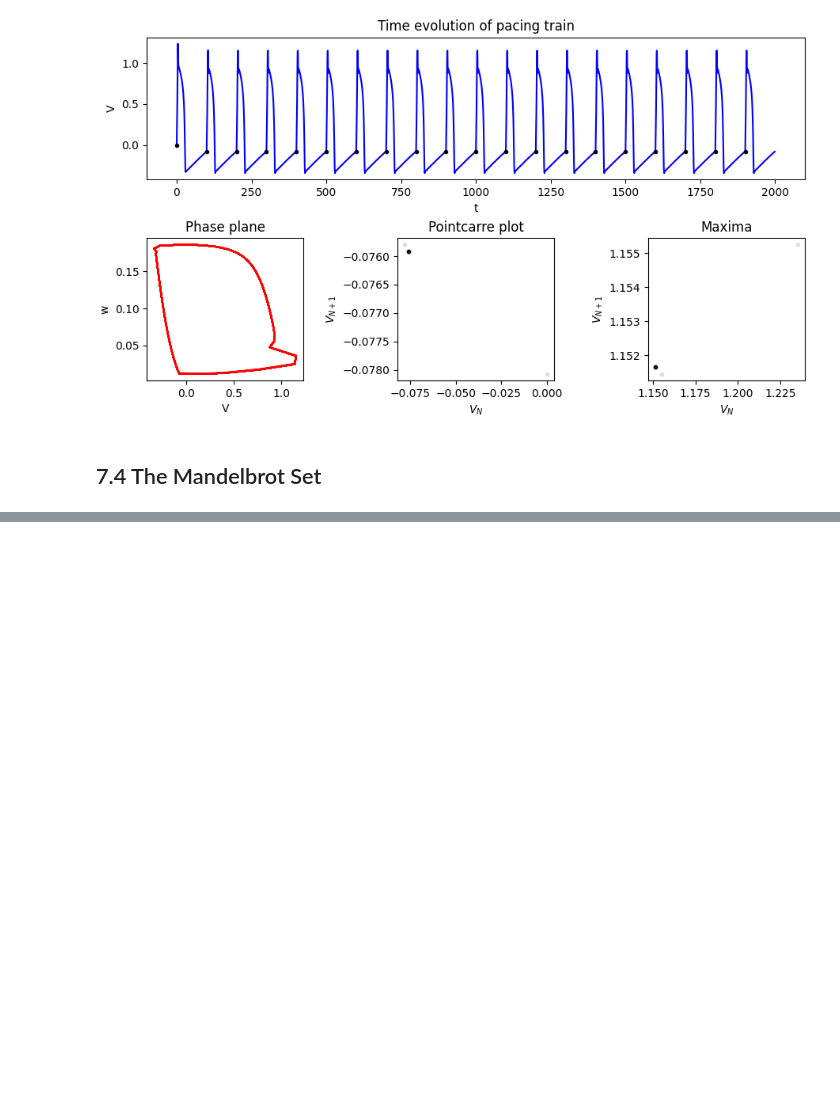
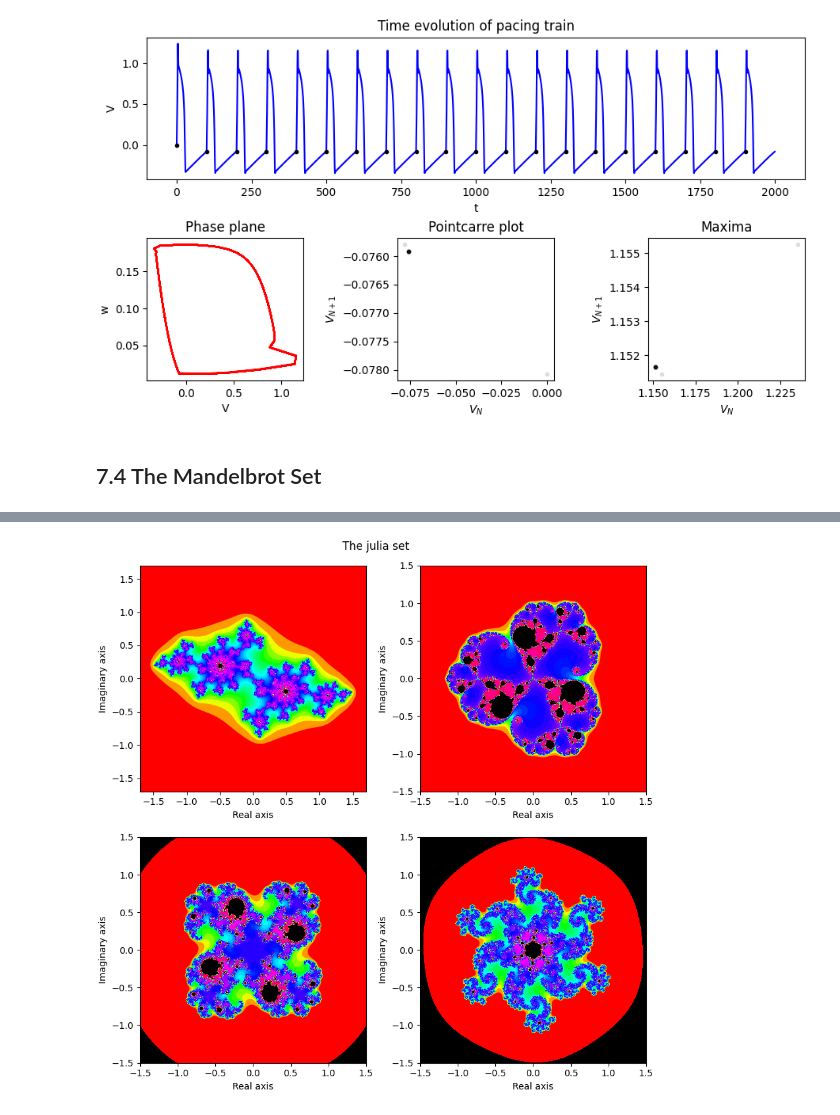
Before and after one commit to viktor40/Introductory-Biophysics, a Jupyter notebook: Exercises set 7.ipynb, the cells around one changed output, grey strips where cells are left out. Cells and saved outputs as stored; diff of their text form; code cells hidden in the pictures; blank space fills up the shorter version.

```diff
--- a/Exercises set 7.ipynb
+++ b/Exercises set 7.ipynb
@@ -587,0 +661,7 @@ It took 0.753s to execute "calc_fractal"
+# %%
+f16, axes16 = plt.subplots(nrows=2, ncols=2, figsize=(8.5, 8.5), constrained_layout=True)
+f16.suptitle("The julia set")
+plot_fractal(axes16, **plot_cst, **multi_julia_cst)
+for ax, p, c in zip(axes15.ravel(), multi_julia_cst['power'], multi_julia_cst['cst']):
+    ax.set_title(f'$z^{p} + {c}$')
+# %% [output]
@@ -587,0 +672 @@ It took 0.753s to execute "calc_fractal"
+[figure, added]
```
Also changed, not shown: parts of 8 cells of this notebook, 1 other file.
